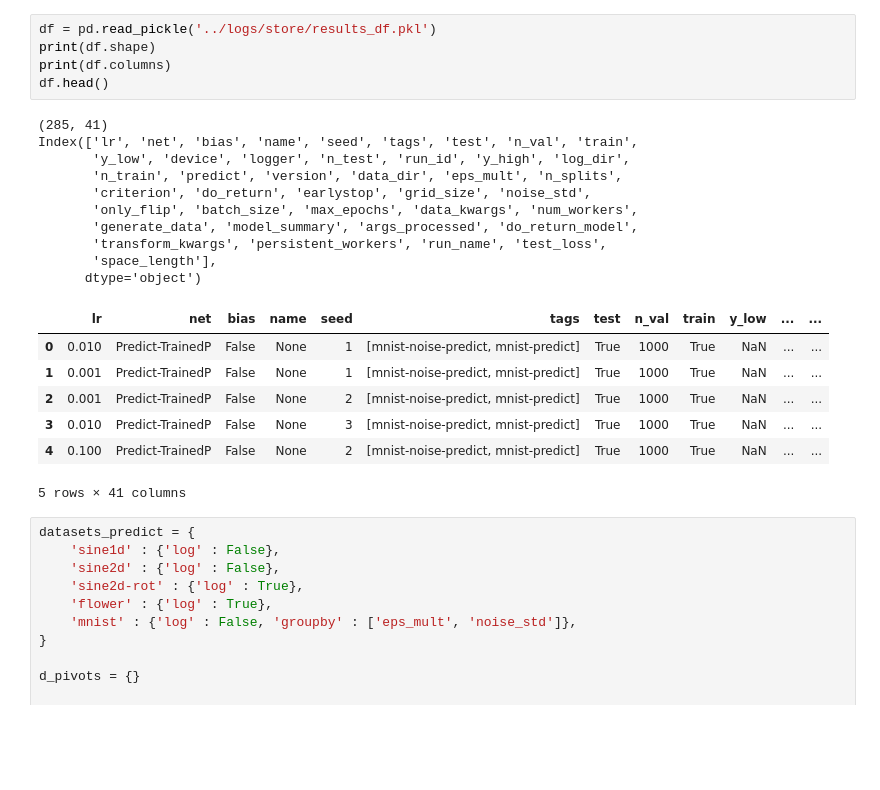
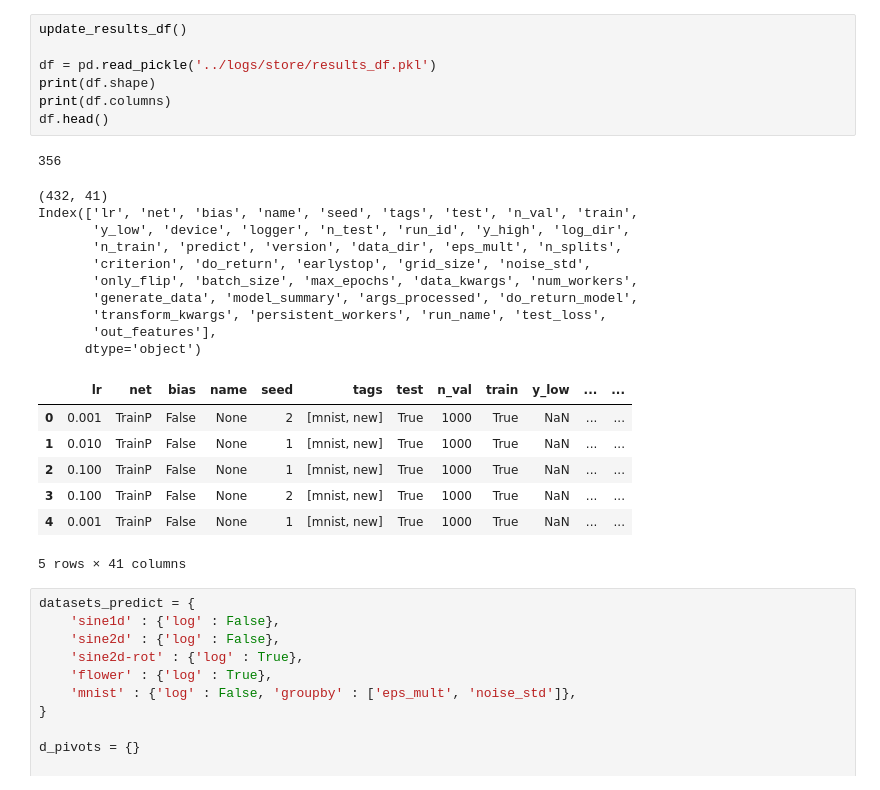
Before and after one commit to elidub/SymPDE, a Jupyter notebook: notebooks_symlie/results_step2.ipynb, the cells around one changed output. Cells and saved outputs as stored; diff of their text form; blank space fills up the shorter version.

Commit message:
results step 2 analysis

```diff
--- a/notebooks_symlie/results_step2.ipynb
+++ b/notebooks_symlie/results_step2.ipynb
@@ -25,26 +33,29 @@ from misc.wandb import exceptions, new_runs, update_results_df
 # %%
+update_results_df()
+
 df = pd.read_pickle('../logs/store/results_df.pkl')
 print(df.shape)
 print(df.columns)
 df.head()
 # %% [output]
-(285, 41)
-Index(['lr', 'net', 'bias', 'name', 'seed', 'tags', 'test', 'n_val', 'train',
-       'y_low', 'device', 'logger', 'n_test', 'run_id', 'y_high', 'log_dir',
-       'n_train', 'predict', 'version', 'data_dir', 'eps_mult', 'n_splits',
-       'criterion', 'do_return', 'earlystop', 'grid_size', 'noise_std',
-       'only_flip', 'batch_size', 'max_epochs', 'data_kwargs', 'num_workers',
-       'generate_data', 'model_summary', 'args_processed', 'do_return_model',
-       'transform_kwargs', 'persistent_workers', 'run_name', 'test_loss',
-       'space_length'],
-      dtype='object')
+356
+(432, 41)
+Index(['lr', 'net', 'bias', 'name', 'seed', 'tags', 'test', 'n_val', 'train',
+       'y_low', 'device', 'logger', 'n_test', 'run_id', 'y_high', 'log_dir',
+       'n_train', 'predict', 'version', 'data_dir', 'eps_mult', 'n_splits',
+       'criterion', 'do_return', 'earlystop', 'grid_size', 'noise_std',
+       'only_flip', 'batch_size', 'max_epochs', 'data_kwargs', 'num_workers',
+       'generate_data', 'model_summary', 'args_processed', 'do_return_model',
+       'transform_kwargs', 'persistent_workers', 'run_name', 'test_loss',
+       'out_features'],
+      dtype='object')
 |  | lr | net | bias | name | seed | tags | test | n_val | train | y_low | ... | ... |
-| 0 | 0.010 | Predict-TrainedP | False | None | 1 | [mnist-noise-predict, mnist-predict] | True | 1000 | True | NaN | ... | ... |
-| 1 | 0.001 | Predict-TrainedP | False | None | 1 | [mnist-noise-predict, mnist-predict] | True | 1000 | True | NaN | ... | ... |
-| 2 | 0.001 | Predict-TrainedP | False | None | 2 | [mnist-noise-predict, mnist-predict] | True | 1000 | True | NaN | ... | ... |
-| 3 | 0.010 | Predict-TrainedP | False | None | 3 | [mnist-noise-predict, mnist-predict] | True | 1000 | True | NaN | ... | ... |
-| 4 | 0.100 | Predict-TrainedP | False | None | 2 | [mnist-noise-predict, mnist-predict] | True | 1000 | True | NaN | ... | ... |
+| 0 | 0.001 | TrainP | False | None | 2 | [mnist, new] | True | 1000 | True | NaN | ... | ... |
+| 1 | 0.010 | TrainP | False | None | 1 | [mnist, new] | True | 1000 | True | NaN | ... | ... |
+| 2 | 0.100 | TrainP | False | None | 1 | [mnist, new] | True | 1000 | True | NaN | ... | ... |
+| 3 | 0.100 | TrainP | False | None | 2 | [mnist, new] | True | 1000 | True | NaN | ... | ... |
+| 4 | 0.001 | TrainP | False | None | 1 | [mnist, new] | True | 1000 | True | NaN | ... | ... |
-5 rows × 41 columns
+5 rows × 41 columns
 # %%
 datasets_predict = {
     'sine1d' : {'log' : False},
```
Also changed, not shown: parts of 1 cell of this notebook, 2 other files.
